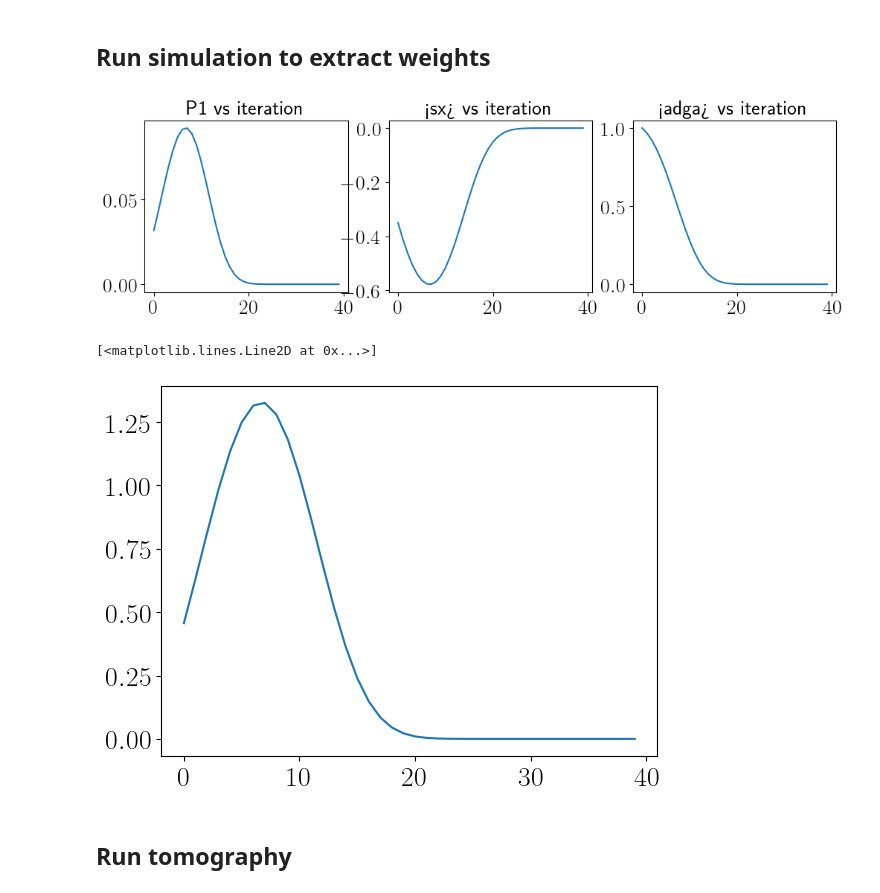
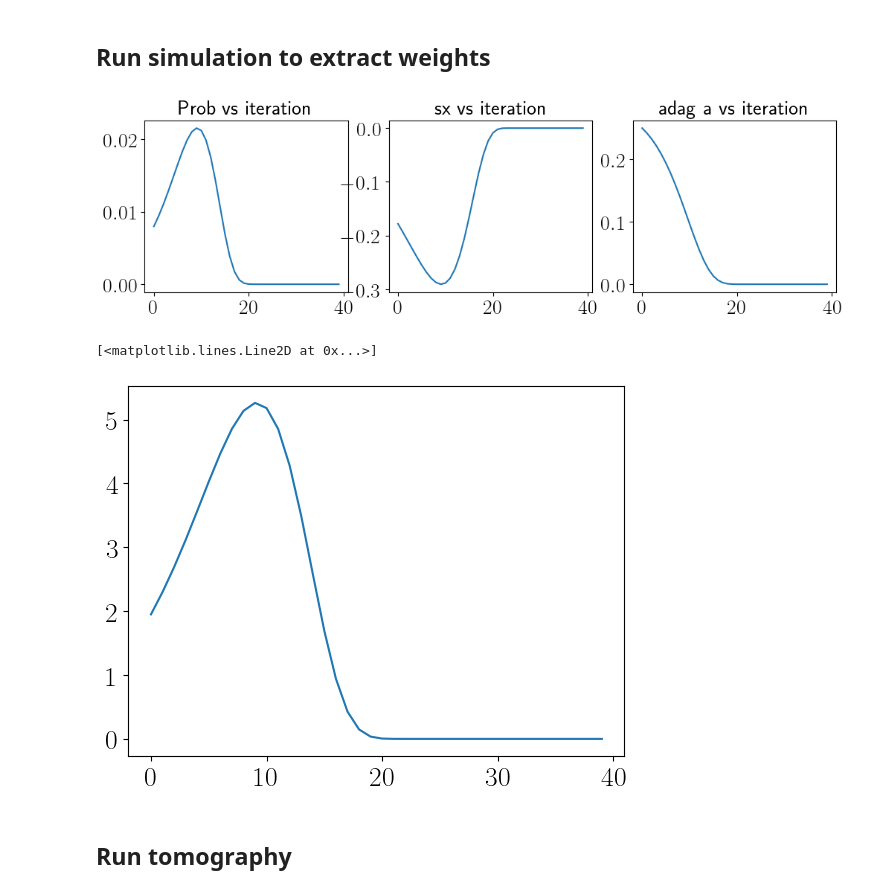
Before and after one commit to ingstra/qubitdyne, a Jupyter notebook: 221014 Qubit-dyne faster_mod2.ipynb, the cells around one changed output. Saved outputs shown, nothing was run; the diff lists cells and outputs as text; code cells hidden in the pictures.

```diff
--- a/221014 Qubit-dyne faster_mod2.ipynb
+++ b/221014 Qubit-dyne faster_mod2.ipynb
@@ -28,7 +28,8 @@ N_cav = tensor(num(N), ida)
 proj0 = tensor(idc, basis(2,0).proj())
 proj1 = tensor(idc, basis(2,1).proj())
 
-initial_cavity = coherent(N,1)
+alpharef=0.5
+initial_cavity = coherent(N,alpharef)
 
 psi0 = tensor(initial_cavity, basis(2,0))
 wigner_fock_distribution(initial_cavity);
@@ -73,14 +74,16 @@ expspeed=2.4
 # %%
 Nmeas = 40
 gint = 0.18
-expspeed=4.5
+expspeed=0.1
 
 nsteps = np.linspace(0,Nmeas-1,Nmeas)
 
-angmult=np.exp(expspeed*nsteps*0.5*gint**2)
+angmult=np.exp(expspeed*nsteps)
 
 
 U_ints=[]
 for i in range(Nmeas):
-    #U_ints.append(interact(gint*angmult[i]))
-    U_ints.append(interact(gint*(1+i/5))) # works fine
+    U_ints.append(interact(gint*angmult[i]))
+    #U_ints.append(interact(gint*(1+i/5))) # works fine
+
+angmult
@@ -93,8 +105,6 @@ qbrotmat = rotateXY(np.pi/2,rotangl) # qb rotation applied prior to qb measureme
 qbfeedback = rotateX(np.pi) # this pulse will reset the qubit if found in the excited state
 # %%
 # Find weights by solving unconditional ME
-
-n_initial = expect(N_cav, psi0)
 
 p1exp = []
 n_cav = []
@@ -105,43 +115,43 @@ for i in range(Nmeas):
 
     n_cav.append(expect(N_cav, rho))
     U_int = U_ints[i]
     rho = U_int * rho * U_int.dag()
 
     p1val= expect(proj1, rho)
     p1exp.append(p1val)
 
     sxval = expect(sy, rho)
     sxexp.append(sxval)
 
     rho = tensor(rho.ptrace(0),basis(2,0).proj())
 
 ## Define weights based on how much pop is extracted from cavity at each round
 weights=np.array(p1exp)
 weights = weights/np.sum(weights**2)
 
 # This correction factor enforces that the measured expectation value of <a> agrees on the reference state
-corr = np.sqrt(n_initial)/np.sum(sxexp*weights)
+corr = alpharef/np.sum(sxexp*weights)
 
 fig, axes = plt.subplots(1, 3, figsize=(12,3))
 
 axes[0].plot(p1exp)
 # axes[2].plot(0.5-(0.5-np.min(szexp))*np.exp(-np.linspace(0,Nmeas-1,Nmeas)*(gint*gint/2)))
-lbl2 = axes[0].set_title("P1 vs iteration")
+lbl2 = axes[0].set_title("Prob vs iteration")
 
 axes[1].plot(sxexp)
 # axes[2].plot(0.5-(0.5-np.min(szexp))*np.exp(-np.linspace(0,Nmeas-1,Nmeas)*(gint*gint/2)))
-lbl2 = axes[1].set_title("<sx> vs iteration")
+lbl2 = axes[1].set_title("sx vs iteration")
 
 axes[2].plot(n_cav)
-lbl2 = axes[2].set_title("<adga> vs iteration")
+lbl2 = axes[2].set_title("adag a vs iteration")
 plt.show()
 # %% [output]
-[figure, old version]
+[figure, new version]
 # %%
 plt.plot(weights)
 # %% [output]
 [<matplotlib.lines.Line2D at 0x...>]
-[figure, old version]
+[figure, new version]
 # %% [markdown]
 ## Run tomography
 # %%
```
Also changed, not shown: parts of 3 cells of this notebook.
